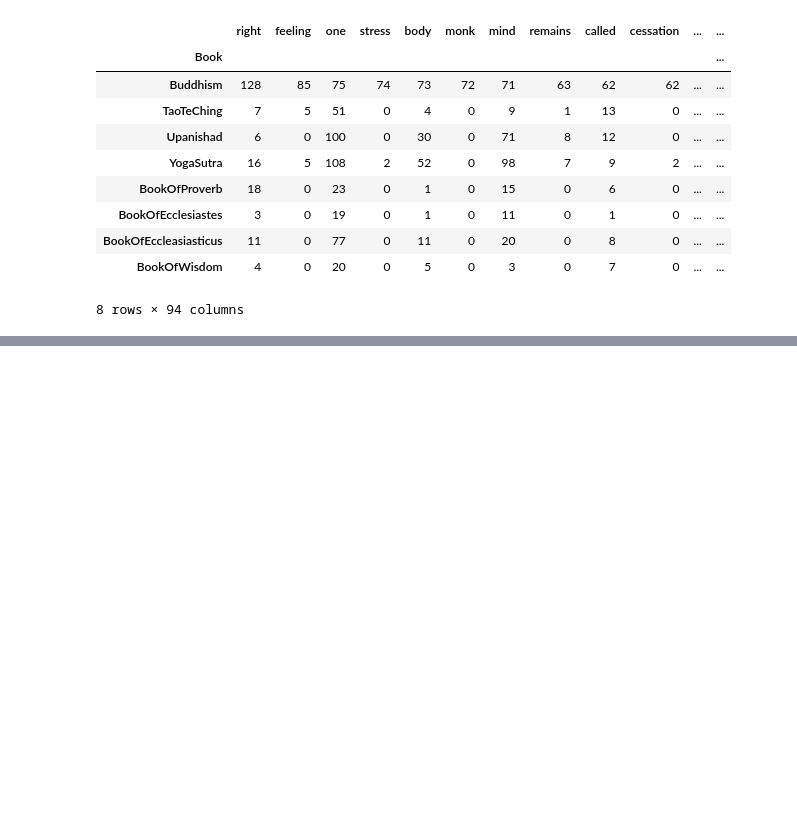
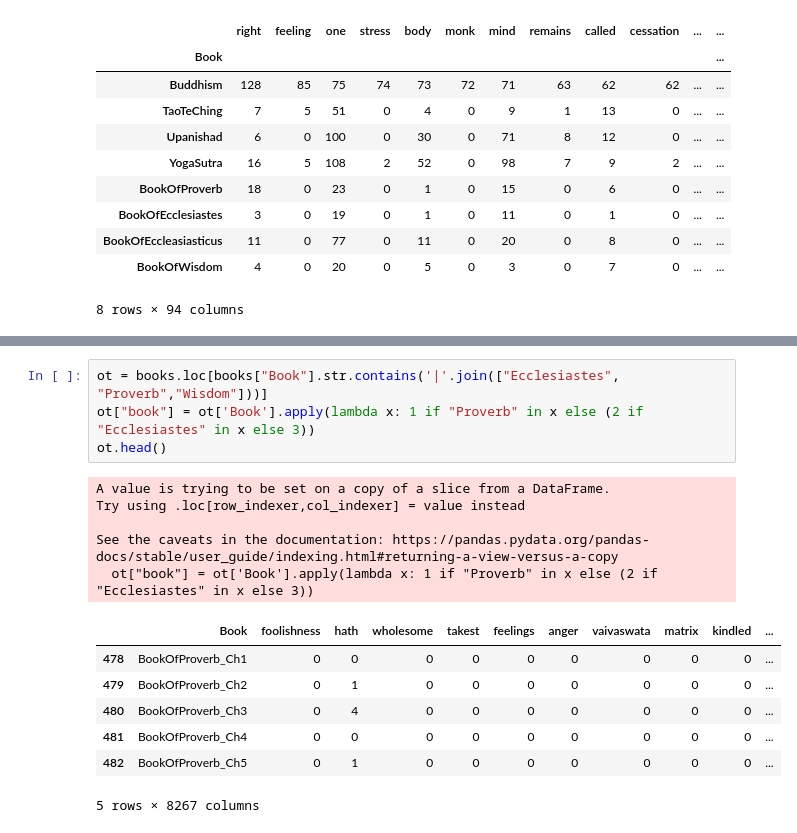
Before and after one commit to lsidarto/datahacks2021, a Jupyter notebook: Datahacks2021.ipynb, the cells around one changed output, grey strips where cells are left out. Cells and saved outputs as stored; diff of their text form; blank space fills up the shorter version.

```diff
--- a/Datahacks2021.ipynb
+++ b/Datahacks2021.ipynb
@@ -194,0 +236,17 @@ Based on the pie charts, we can observe that the word "man" comes up as the top
+# %%
+ot = books.loc[books["Book"].str.contains('|'.join(["Ecclesiastes", "Proverb","Wisdom"]))]
+ot["book"] = ot['Book'].apply(lambda x: 1 if "Proverb" in x else (2 if "Ecclesiastes" in x else 3))
+ot.head()
+# %% [output]
+A value is trying to be set on a copy of a slice from a DataFrame.
+Try using .loc[row_indexer,col_indexer] = value instead
+
+See the caveats in the documentation: https://pandas.pydata.org/pandas-docs/stable/user_guide/indexing.html#returning-a-view-versus-a-copy
+  ot["book"] = ot['Book'].apply(lambda x: 1 if "Proverb" in x else (2 if "Ecclesiastes" in x else 3))
+|  | Book | foolishness | hath | wholesome | takest | feelings | anger | vaivaswata | matrix | kindled | ... |
+| 478 | BookOfProverb_Ch1 | 0 | 0 | 0 | 0 | 0 | 0 | 0 | 0 | 0 | ... |
+| 479 | BookOfProverb_Ch2 | 0 | 1 | 0 | 0 | 0 | 0 | 0 | 0 | 0 | ... |
+| 480 | BookOfProverb_Ch3 | 0 | 4 | 0 | 0 | 0 | 0 | 0 | 0 | 0 | ... |
+| 481 | BookOfProverb_Ch4 | 0 | 0 | 0 | 0 | 0 | 0 | 0 | 0 | 0 | ... |
+| 482 | BookOfProverb_Ch5 | 0 | 1 | 0 | 0 | 0 | 0 | 0 | 0 | 0 | ... |
+5 rows × 8267 columns
```
Also changed, not shown: parts of 53 cells of this notebook, 1 other file.
